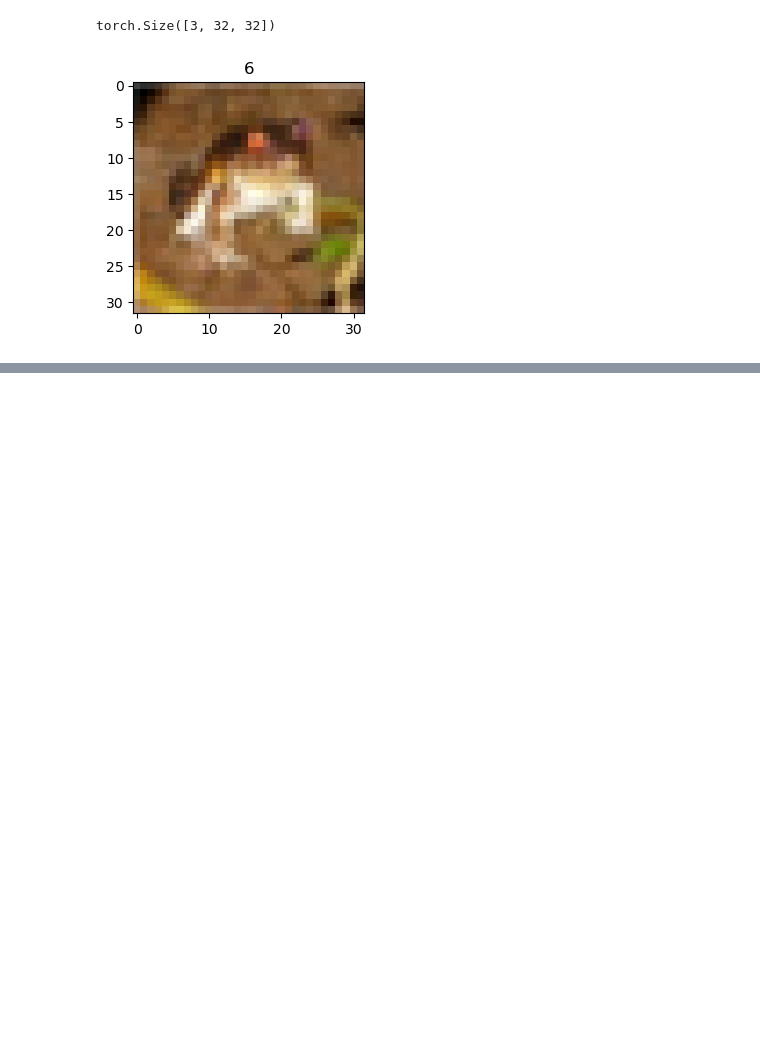
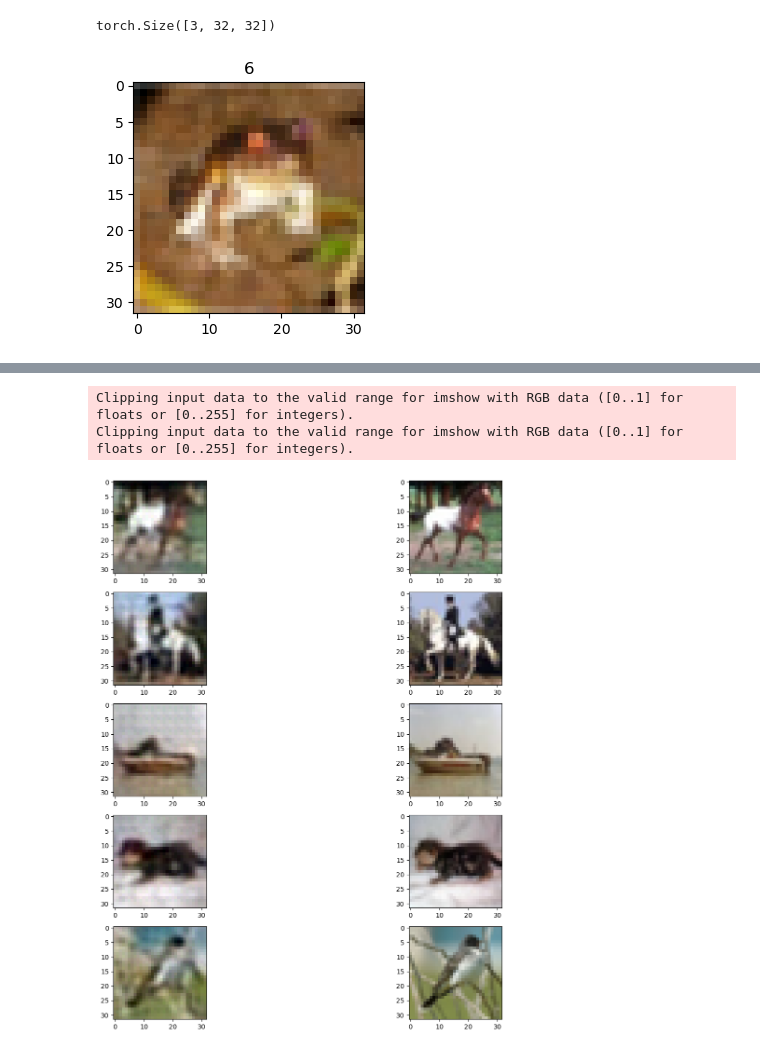
Before and after one commit to slothman3878/pytorch-vae, a Jupyter notebook: vq-vae.ipynb, the cells around one changed output, grey strips where cells are left out. Drawn from its saved outputs; the diff is of its cells as text; code cells hidden in the pictures; blank space fills up the shorter version.

```diff
--- a/vq-vae.ipynb
+++ b/vq-vae.ipynb
@@ -102,0 +120,32 @@ class Residual(nn.Module):
+# %%
+class Decoder(nn.Module):
+  def __init__(self, in_channels, num_hiddens, num_residual_hiddens):
+    super(Decoder, self).__init__()
+    self.conv1 = nn.Conv2d(in_channels=in_channels, out_channels=num_hiddens, kernel_size=3, stride=1, padding=1)
+    self.residual1 = Residual(in_channels=num_hiddens, num_hiddens=num_hiddens, num_residual_hiddens=num_residual_hiddens)
+    self.residual2 = Residual(in_channels=num_hiddens, num_hiddens=num_hiddens, num_residual_hiddens=num_residual_hiddens)
+    self.convT1 = nn.ConvTranspose2d(in_channels=num_hiddens, out_channels=num_hiddens, kernel_size=4, stride=2, padding=1)
+    self.convT2 = nn.ConvTranspose2d(in_channels=num_hiddens, out_channels=3, kernel_size=4, stride=2, padding=1)
+
+  def forward(self, inputs):
+    h = self.residual1(inputs)
+    h = self.residual2(h)
+    h = self.convT1(h)
+    h = functional.relu(h)
+    h = self.convT2(h)
+    h = functional.relu(h)
+    return h
+# %%
+class VQVAE(nn.Module):
+  def __init__(self, num_hiddens, num_residual_hiddens, num_embeddings, embedding_dim, commitment_cost):
+    super(VQVAE, self).__init__()
+    self.encoder = Encoder(in_channels=3, num_hiddens=num_hiddens, num_residual_hiddens=num_residual_hiddens)
+    self.vq_vae = VectorQuantizer(num_embeddings=num_embeddings, embedding_dim=embedding_dim, commitment_cost=commitment_cost)
+    self.decoder = Decoder(in_channels=embedding_dim, num_hiddens=num_hiddens, num_residual_hiddens=num_residual_hiddens)
+
+  def forward(self, x):
+    z = self.encoder(x)
+    loss, quantized, perplexity, _ = self.vq_vae(z)
+    x_hat = self.decoder(quantized)
+
+    return loss, x_hat, perplexity
@@ -102,0 +213,16 @@ class Residual(nn.Module):
+# %%
+fig, ax = plt.subplots(5, 2, figsize=(15, 15))
+with torch.no_grad():
+    test_acc = (0, 0)
+    for j, (test_X, test_y) in enumerate(test_loader):
+        if j < 5:
+            _, x_hat, _ = model(test_X)
+            ax[j, 0].imshow(test_X[0].permute(1, 2, 0))
+            ax[j, 1].imshow(x_hat[0].permute(1, 2, 0))
+        else:
+            break
+plt.show()
+# %% [output]
+Clipping input data to the valid range for imshow with RGB data ([0..1] for floats or [0..255] for integers).
+Clipping input data to the valid range for imshow with RGB data ([0..1] for floats or [0..255] for integers).
+[figure, added]
```
Also changed, not shown: parts of 6 cells of this notebook, 1 other file.
